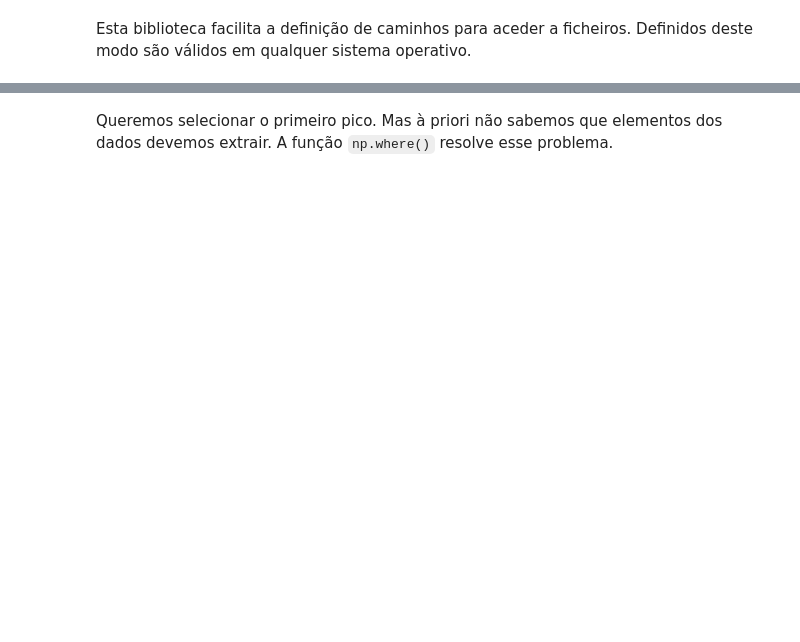
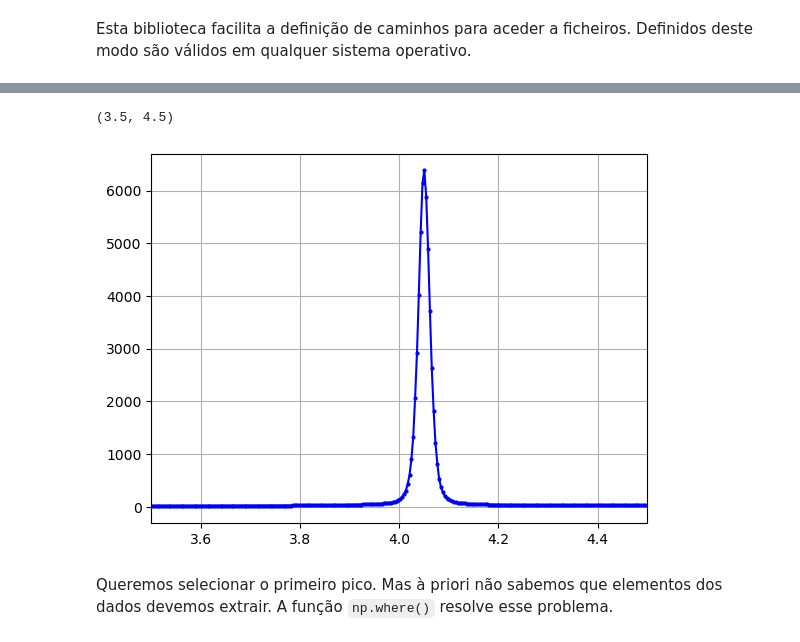
Before and after one commit to joaolopesdossantos/Academia-de-Fisica-DFA, a Jupyter notebook: Espectro-estudante.ipynb, the cells around one changed output, grey strips where cells are left out. Saved outputs shown, nothing was run; the diff lists cells and outputs as text; code cells hidden in the pictures; blank space fills up the shorter version.

```diff
--- a/Espectro-estudante.ipynb
+++ b/Espectro-estudante.ipynb
@@ -36,9 +50,12 @@ plt.grid(True)
 # %%
 #Primeiro pico
 dadosXR=np.loadtxt(altpath/'Bulk300K.chi',skiprows=1,delimiter=' ')
 plt.plot(dadosXR[:,0],dadosXR[:,1], 'b-o',ms=2)
 plt.grid(True)
-plt.xlim([7.6,8])
+plt.xlim([3.5,4.5])
+# %% [output]
+(3.5, 4.5)
+[figure, added]
 # %% [markdown]
 Queremos selecionar o primeiro pico. Mas à priori não sabemos que elementos dos dados devemos extrair. A função `np.where()` resolve esse problema.
 # %%
```
Also changed, not shown: parts of 14 cells of this notebook.
